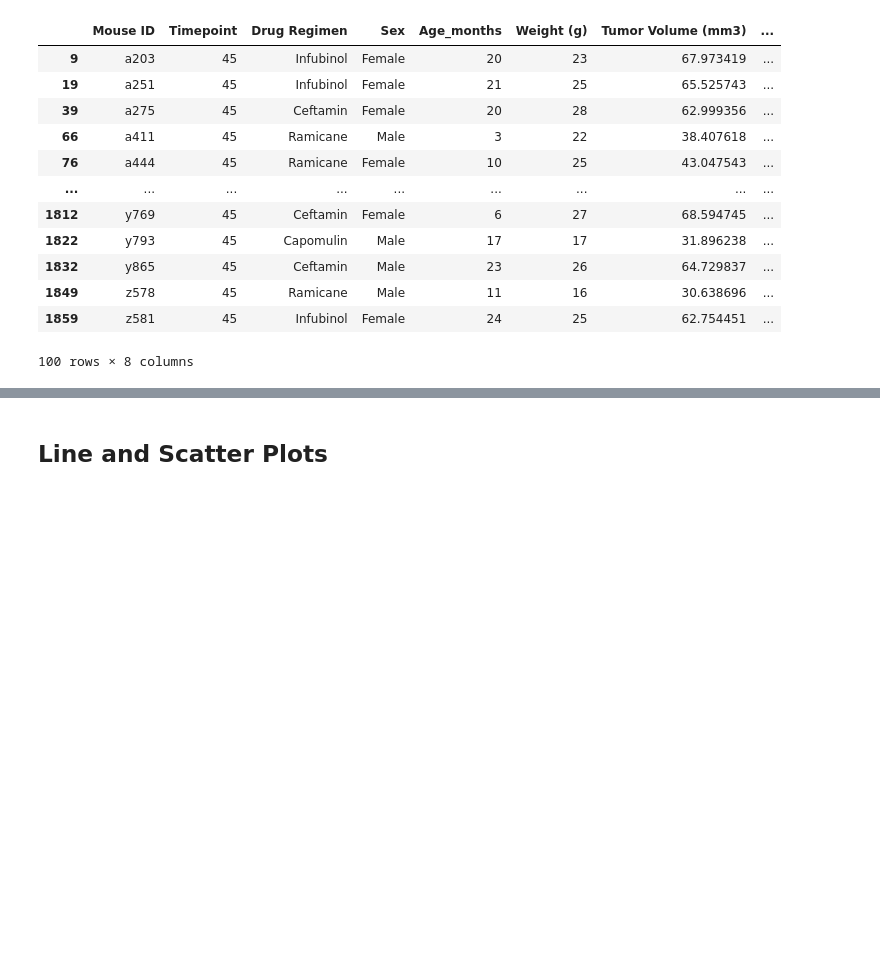
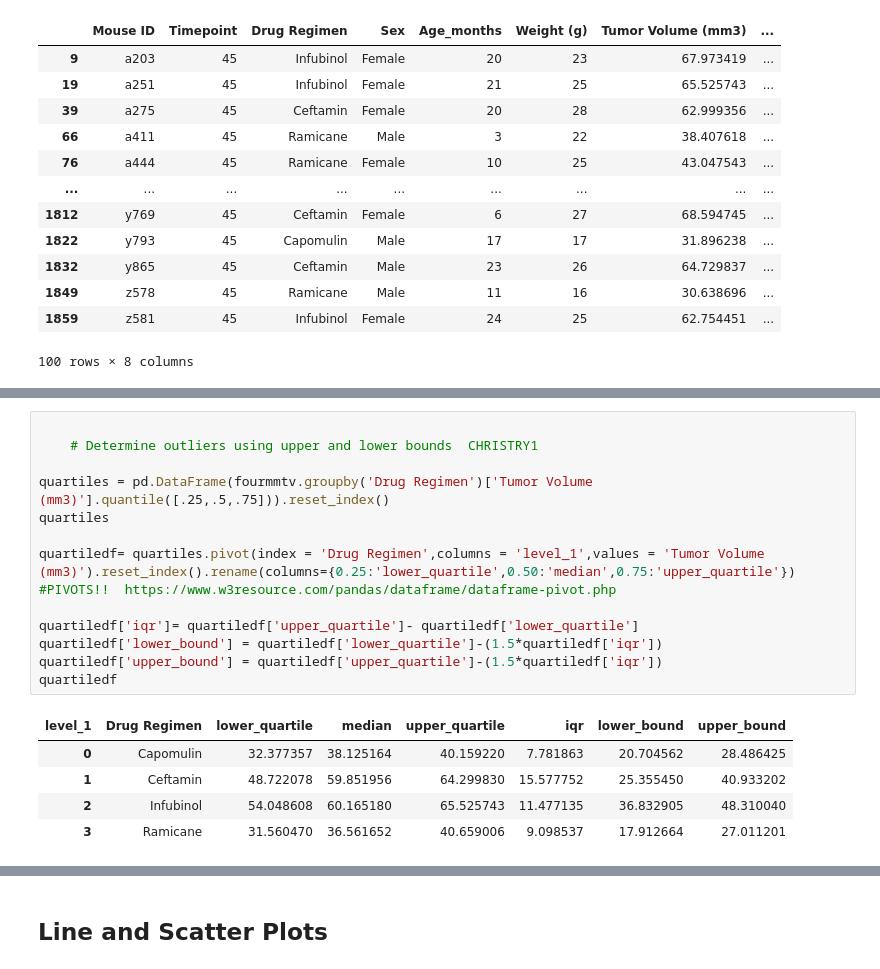
Before and after one commit to ChristyGruen/matplotlib-challenge, a Jupyter notebook: Pymaceuticals/pymaceuticals_Report.ipynb, the cells around one changed output, grey strips where cells are left out. Saved outputs shown, nothing was run; the diff lists cells and outputs as text; blank space fills up the shorter version.

Commit message:
hw quartiles calculated

```diff
--- a/Pymaceuticals/pymaceuticals_Report.ipynb
+++ b/Pymaceuticals/pymaceuticals_Report.ipynb
@@ -362,0 +406,20 @@ Values above 82.74144559000001 could be outliers.
+# %%
+
+    # Determine outliers using upper and lower bounds  CHRISTRY1
+
+quartiles = pd.DataFrame(fourmmtv.groupby('Drug Regimen')['Tumor Volume (mm3)'].quantile([.25,.5,.75])).reset_index()
+quartiles
+
+quartiledf= quartiles.pivot(index = 'Drug Regimen',columns = 'level_1',values = 'Tumor Volume (mm3)').reset_index().rename(columns={0.25:'lower_quartile',0.50:'median',0.75:'upper_quartile'})
+#PIVOTS!!  https://www.w3resource.com/pandas/dataframe/dataframe-pivot.php
+
+quartiledf['iqr']= quartiledf['upper_quartile']- quartiledf['lower_quartile']
+quartiledf['lower_bound'] = quartiledf['lower_quartile']-(1.5*quartiledf['iqr'])
+quartiledf['upper_bound'] = quartiledf['upper_quartile']-(1.5*quartiledf['iqr'])
+quartiledf
+# %% [output]
+| level_1 | Drug Regimen | lower_quartile | median | upper_quartile | iqr | lower_bound | upper_bound |
+| 0 | Capomulin | 32.377357 | 38.125164 | 40.159220 | 7.781863 | 20.704562 | 28.486425 |
+| 1 | Ceftamin | 48.722078 | 59.851956 | 64.299830 | 15.577752 | 25.355450 | 40.933202 |
+| 2 | Infubinol | 54.048608 | 60.165180 | 65.525743 | 11.477135 | 36.832905 | 48.310040 |
+| 3 | Ramicane | 31.560470 | 36.561652 | 40.659006 | 9.098537 | 17.912664 | 27.011201 |
```
Also changed, not shown: parts of 21 cells of this notebook.
